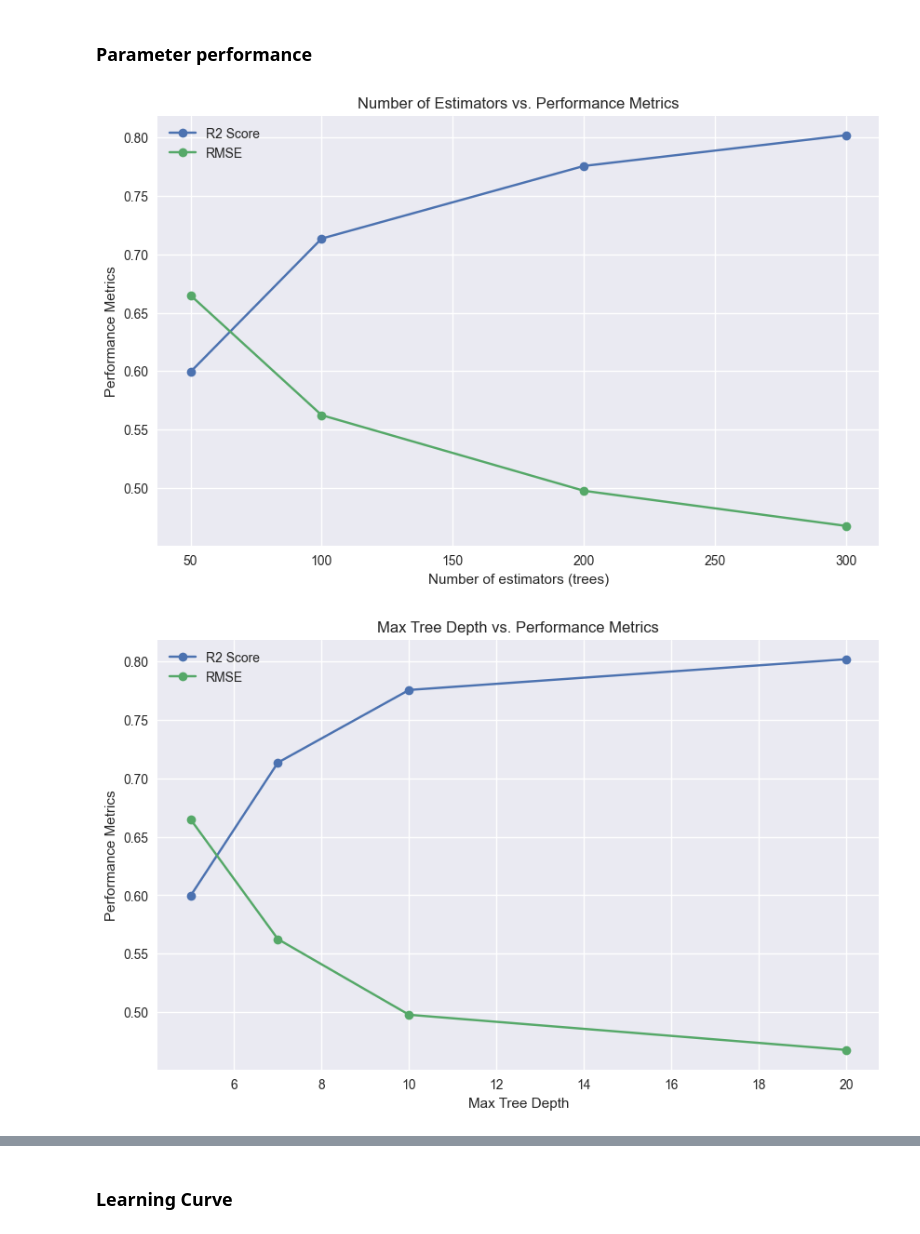
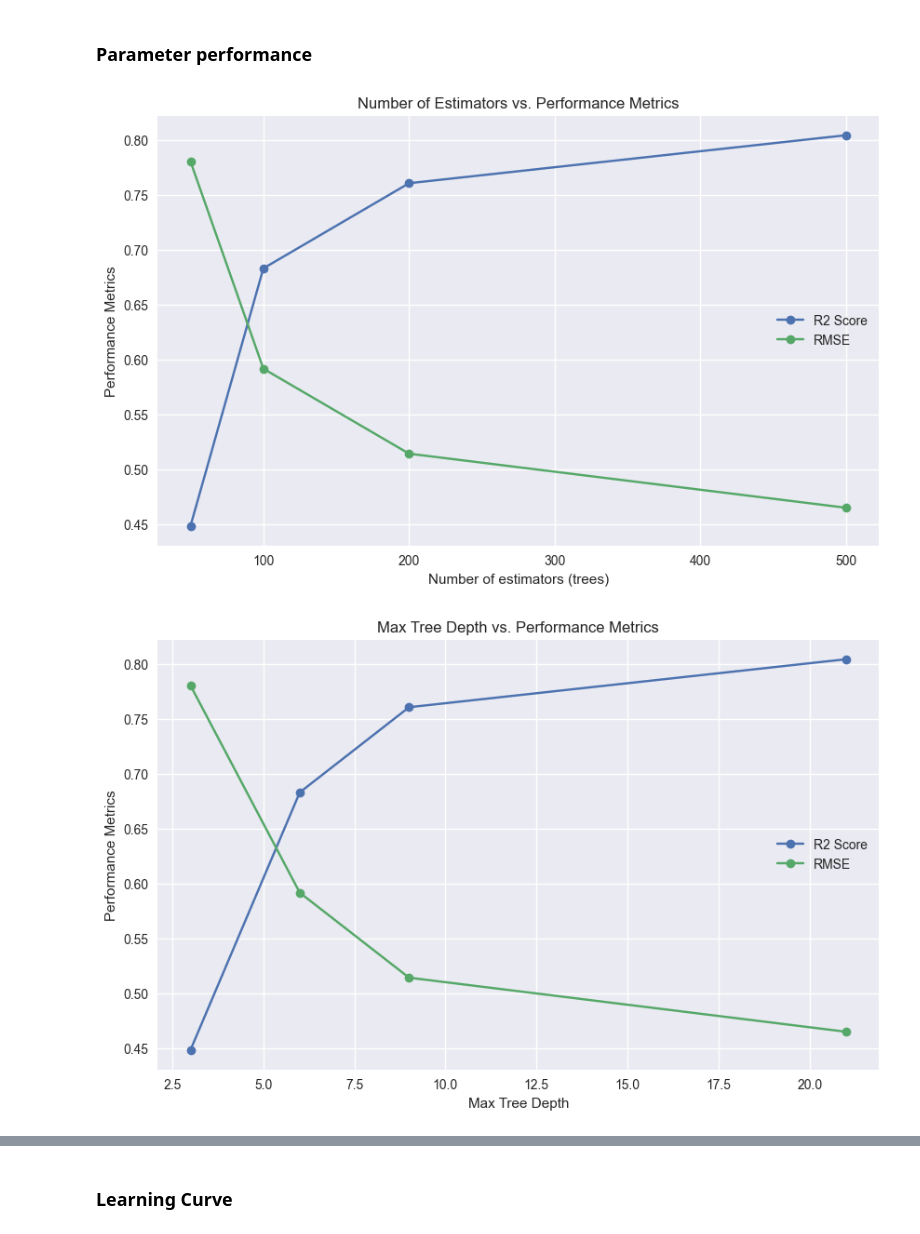
Before and after one commit to efyrb4/dsda-zdat2003-assessment-2-efyrb4, a Jupyter notebook: src/ML_experiments.ipynb, the cells around one changed output, grey strips where cells are left out. Drawn from its saved outputs; the diff is of its cells as text; code cells hidden in the pictures.

```diff
--- a/src/ML_experiments.ipynb
+++ b/src/ML_experiments.ipynb
@@ -387,13 +387,21 @@ def random_forest_regression(X_train,X_test,y_train, y_test, number_of_estimator
     print(f'RMSE: {rmse}')
 
     # Visualize actual vs. predicted values
-    plt.scatter(y_test, y_pred, color = 'purple', alpha=0.5)
+    plt.scatter(y_test, y_pred, color = '#1E90FF', alpha=0.5)
     plt.plot([min(y_test), max(y_test)], [min(y_test), max(y_test)], color='black', linestyle='-')
     plt.xlabel("Actual Values")
     plt.ylabel("Predicted Values")
     plt.title("Actual vs. Predicted Values")
     plt.show()
 
+    # Residual plot
+    residuals = y_test - y_pred
+    plt.scatter(y_test, residuals, color = '#DC143C', alpha=0.5)
+    plt.plot([min(y_test), max(y_test)], [0, 0], color='black', linestyle='-')
+    plt.xlabel("Actual Values")
+    plt.ylabel("Residuals")
+    plt.title("Residual Plot")
+    plt.show()
 
     # Feature Importance Plot
     feature_importance = rfr.feature_importances_
@@ -503,25 +521,25 @@ RMSE: 0.465023086416364
 # %%
 # Storing the performance metrics and the parameters of the models to see how the change in hyperparameters affects the performance of the model
 # R2 Score and RMSE scores
 r2_scores = [model1_r2, model2_r2, model3_r2, model4_r2]
 rmse_scores = [model1_rmse, model2_rmse, model3_rmse, model4_rmse]
 
 # Hyperparameters
-n_estimators = [50, 100, 200, 300]
-max_depths = [5, 7, 10, 20]
-max_features = [2, 4, 8, 10]
+n_estimators = [50, 100, 200, 500]
+max_depths = [3, 6, 9, 21]
+max_features = [2, 4, 6, 2]
 
 # Plotting the change in number of estimators against the performance metrics
 plt.figure(figsize=(10, 6))
 plt.plot(n_estimators, r2_scores, marker='o', label='R2 Score')
 plt.plot(n_estimators, rmse_scores, marker='o', label='RMSE')
 plt.xlabel('Number of estimators (trees)')
 plt.ylabel('Performance Metrics')
 plt.title('Number of Estimators vs. Performance Metrics')
 plt.legend()
 plt.show()
 # %% [output]
-[figure, old version]
+[figure, new version]
 # %%
 # Plotting the change in max tree depth against the performance metrics
 plt.figure(figsize=(10, 6))
@@ -533,4 +551,4 @@ plt.title('Max Tree Depth vs. Performance Metrics')
 plt.legend()
 plt.show()
 # %% [output]
-[figure, old version]
+[figure, new version]
```
Also changed, not shown: parts of 8 cells of this notebook.
